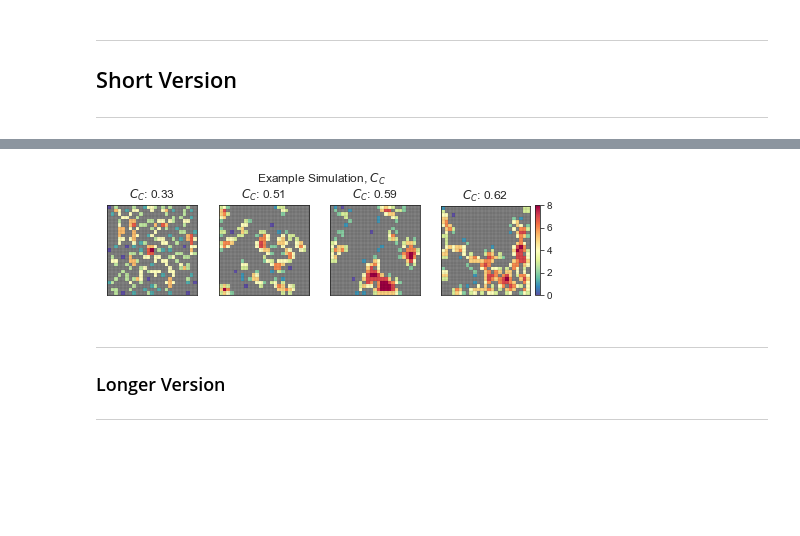
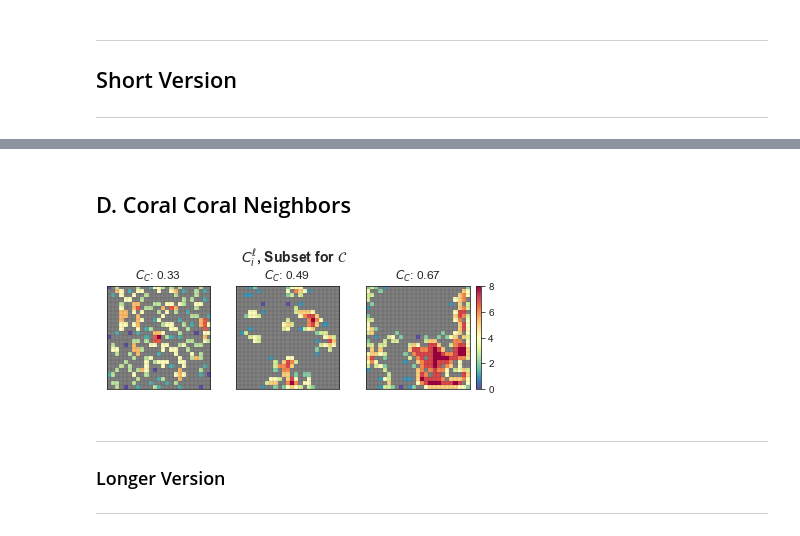
Before and after one commit to rneuhausler/coralModel-analyses, a Jupyter notebook: scripts/figure2_metric_examples.ipynb, the cells around one changed output, grey strips where cells are left out. Saved outputs shown, nothing was run; the diff lists cells and outputs as text; code cells hidden in the pictures; blank space fills up the shorter version.

```diff
--- a/scripts/figure2_metric_examples.ipynb
+++ b/scripts/figure2_metric_examples.ipynb
@@ -108,8 +100,6 @@ df[['time','timestep']]
 | 1098 | 108.0 | 1080 |
 | 1099 | 109.0 | 1090 |
 1100 rows × 2 columns
-# %%
-simulation = 6
 # %% [markdown]
 _______
 
@@ -176,10 +198,23 @@ plt.savefig(path + name + extension, dpi=400)
+# %%
+## Plot Parameters
+
+sns.set_style("ticks")
+colors =['#EE8382', '#508991', '#172A3A']
+
+levels = [0, 1, 2]
+legend_keys = ['Coral', 'Turf', 'Macroalgae']
+cmap, norm = clt.from_levels_and_colors(levels=levels, colors=colors, extend='max')
+
+figsize = (7,1.9) #vertical depth:1
+times = [0,50,100]
+top = .87 # vertical title:1.4
 # %%
 cmap = plt.cm.get_cmap('Spectral_r')
 
 name = 'coral_neighbors_images'
 
 number_of_columns, number_of_rows = 25, 25
-fig, ax = plt.subplots(1, len(times), figsize=figsize, gridspec_kw={'width_ratios': [1,1,1,1.2]})
+fig, ax = plt.subplots(1, len(times), figsize=figsize, gridspec_kw={'width_ratios': [1,1,1.25]})
 
 for index in range(0, len(times)):
 
@@ -188,7 +223,7 @@ for index in range(0, len(times)):
     image = np.reshape(densities, (number_of_columns, number_of_rows))
 
     ax[index].imshow(image, cmap=cmap)
-    ax[index].set_title(r'$t$'+' = ' + str(int(times[index])))
+    #ax[index].set_title(r'$t$'+' = ' + str(int(times[index])))
     #ax[index].axes.xaxis.set_visible(False)
     #ax[index].axes.yaxis.set_visible(False)
 
@@ -204,11 +239,10 @@ for index in range(0, len(times)):
 fig_legend = plt.imshow(image, cmap=cmap)
 plt.colorbar(fig_legend)
 
+#ax[0].set_ylabel('$C_i^\ell$ Heat Map', fontweight='bold', fontsize=12.5)
 
+fig.subplots_adjust(wspace=0.2, top=top)
+plt.suptitle('$C_i^\ell$ Heat Map', fontweight='bold', fontsize=12.5)
 
-#fig.suptitle(title)
-fig.subplots_adjust(wspace=0.2, top=top)
-plt.suptitle('Example Simulation, $C_i^\ell$')
-
-plt.savefig(path + name + extension, dpi=400)
+plt.savefig(path + name + extension, dpi=400, bbox_inches = "tight")
 # %% [output]
@@ -216,8 +250,16 @@ plt.savefig(path + name + extension, dpi=400)
+# %% [markdown]
+## D. Coral Coral Neighbors
+# %%
+## Plot Parameters
+
+figsize = (7,2.3)
+times = [0,50,100]
+top = .75
 # %%
 name = 'masked_images'
 
 number_of_columns, number_of_rows = 25, 25
-fig, ax = plt.subplots(1, len(times), figsize=figsize, gridspec_kw={'width_ratios': [1,1,1,1.2]})
+fig, ax = plt.subplots(1, len(times), figsize=figsize, gridspec_kw={'width_ratios': [1,1,1.25]})
 
 for index in range(0, len(times)):
 
@@ -226,36 +268,40 @@ for index in range(0, len(times)):
     image = prep_image(data,simulation,time)
     image_binary = np.nan_to_num(image/image)
 
     values, densities=density_from_image(image)
     image = np.reshape(densities, (number_of_columns, number_of_rows))
 
     image_nan = image/(1-image_binary)
     masked_array = np.ma.array(image_nan, mask=np.isnan(image_nan))
 
     cmap.set_bad('gray',1.)
 
     ax[index].imshow(masked_array, cmap=cmap)
     ax[index].set_title(r'$C_C$: ' +
                          str(round((data[(data['time']==time)&
                                   (data['simulation']==simulation)]['coral_coral_neighbors'].values[0]),2)))
 
     ax[index].set_yticks([])
     ax[index].set_xticks([])
     ax[index].set_xticks(np.arange(-.5, number_of_rows, 1), minor=True)
     ax[index].set_yticks(np.arange(-.5, number_of_rows, 1), minor=True)
     ax[index].set_frame_on(False)
     ax[index].grid(color='black', linestyle='-', linewidth=.1, which='minor')
     ax[index].tick_params(which='minor',top=[], left=[],right=[], bottom=[])
     ax[index].set_frame_on(True)
 
+
+#ax[0].set_ylabel('$C_i^\ell$, Subset for $\mathcal{C}$', fontweight='bold', fontsize=12.5)
+
+
 fig_legend = plt.imshow(masked_array, cmap=cmap)
 plt.colorbar(fig_legend)
 
-plt.suptitle('Example Simulation, $C_C$')
+plt.suptitle('$C_i^\ell$, Subset for $\mathcal{C}$', fontweight='bold', fontsize=14)
 fig.subplots_adjust(wspace=0.2, top=top)
-plt.savefig(path + name + extension, dpi=400)
+plt.savefig(path + name + extension, dpi=400, bbox_inches = "tight")
 # %% [output]
-[figure, old version]
+[figure, new version]
 # %% [markdown]
 ___
 ### Longer Version
```
Also changed, not shown: parts of 14 cells of this notebook.
